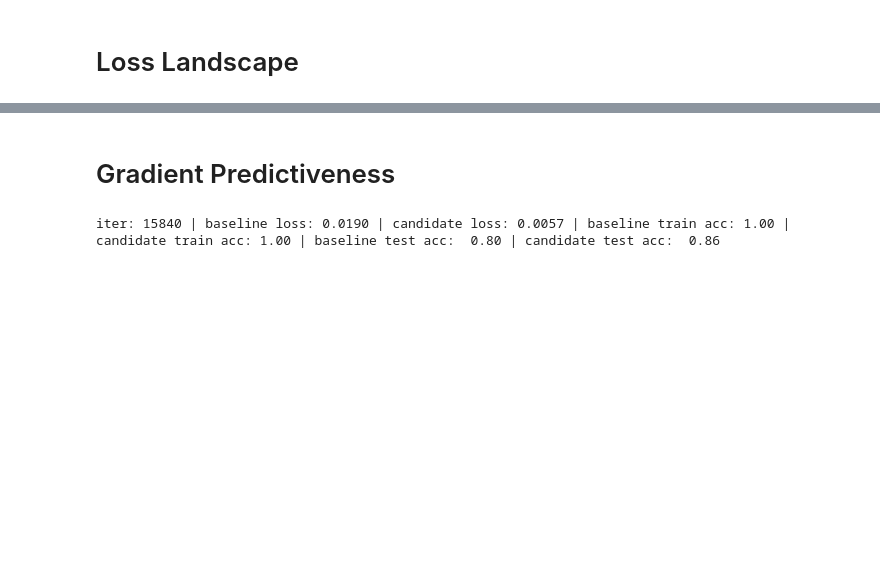
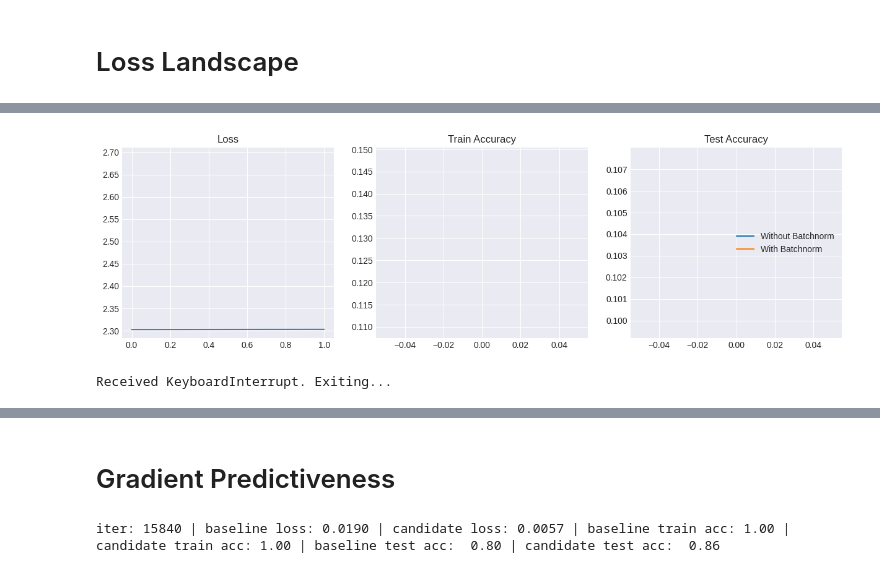
Before and after one commit to novastar53/novastar53.github.io, a Jupyter notebook: site/how-batchnorm-works-part-2.ipynb, the cells around one changed output, grey strips where cells are left out. Saved outputs shown, nothing was run; the diff lists cells and outputs as text; code cells hidden in the pictures; blank space fills up the shorter version.

```diff
--- a/site/how-batchnorm-works-part-2.ipynb
+++ b/site/how-batchnorm-works-part-2.ipynb
@@ -471,7 +585,7 @@ try:
           candidate_copy = candidate.__deepcopy__()
           candidate_copy.eval()
           candidate_loss_range = (
-            loss_landscape_step(candidate,
+            loss_landscape_step(candidate_copy,
                                 batch,
                                 labels,
                                 candidate_grads,
@@ -524,3 +638,4 @@ try:
           i += 1
 except KeyboardInterrupt:
     print("Received KeyboardInterrupt. Exiting...")
+# %% [output]
@@ -527,3 +643,5 @@ except KeyboardInterrupt:
+[figure, added]
+Received KeyboardInterrupt. Exiting...
 # %%
 print(len(baseline_loss_landscape_ranges))
 baseline_min_vals = [ s[0] for s in baseline_loss_landscape_ranges ]
```
Also changed, not shown: parts of 10 cells of this notebook.
